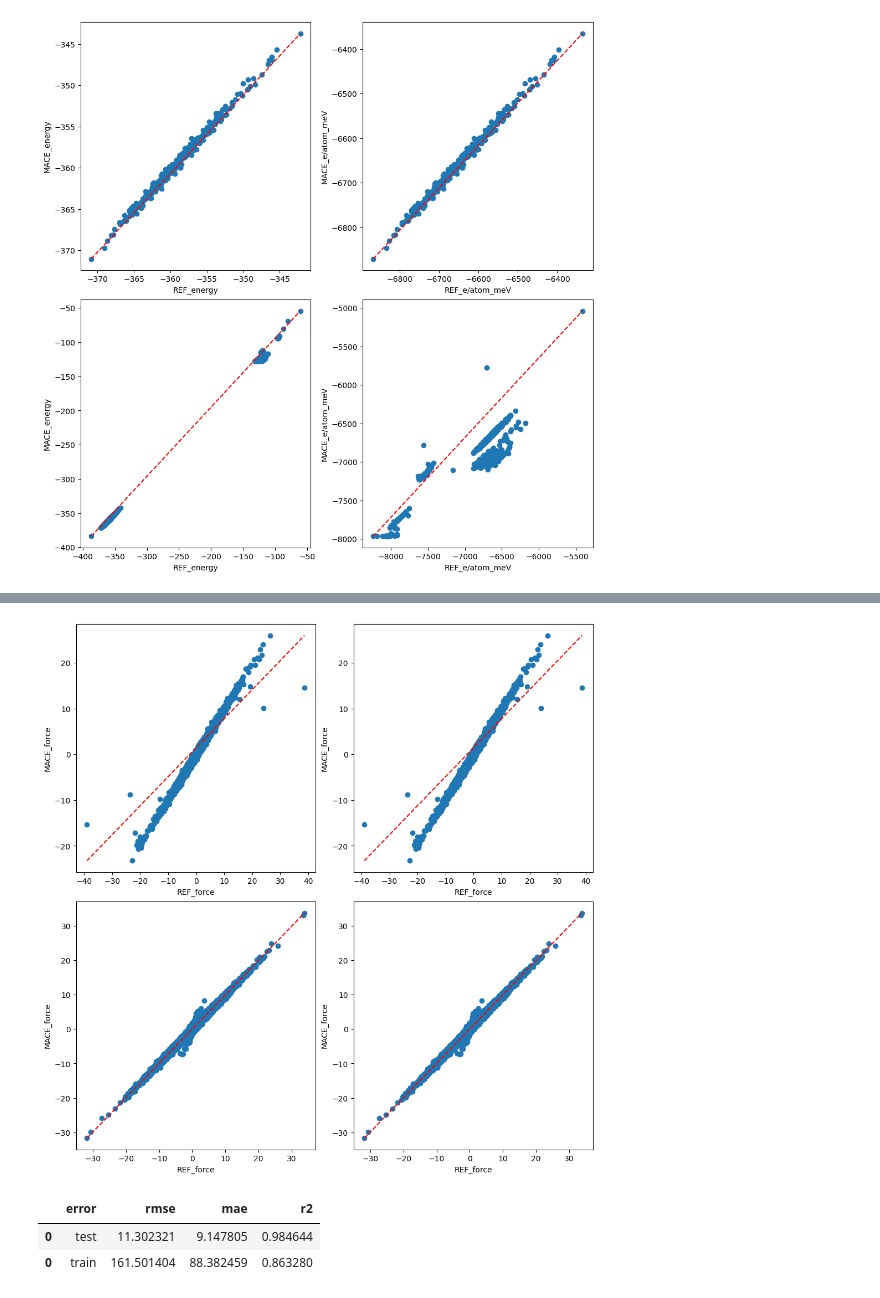
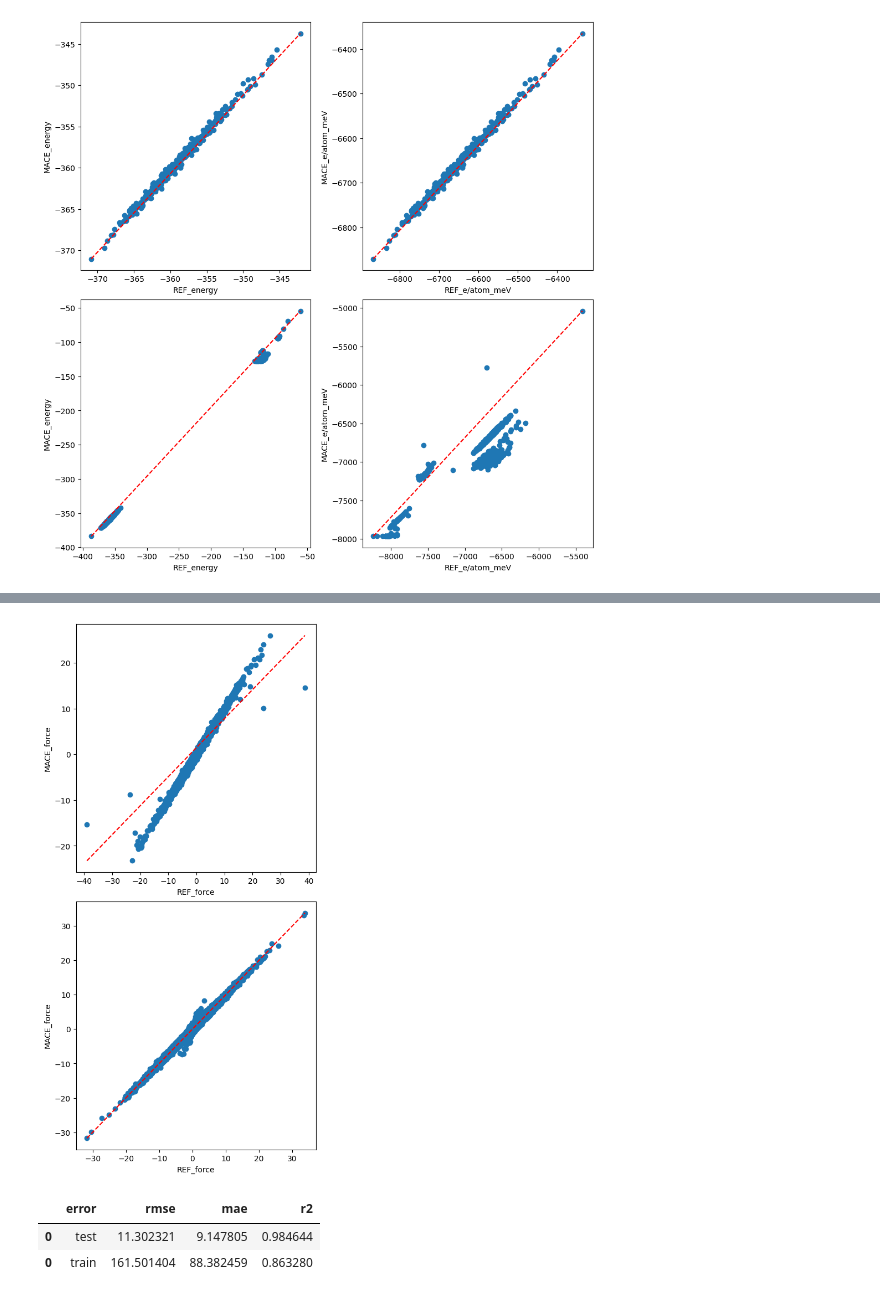
Before and after one commit to ShannonNCM/research_files, a Jupyter notebook: new_model/model_03/training_notebook.ipynb, the cells around one changed output, grey strips where cells are left out. Saved outputs shown, nothing was run; the diff lists cells and outputs as text; code cells hidden in the pictures.

```diff
--- a/new_model/model_03/training_notebook.ipynb
+++ b/new_model/model_03/training_notebook.ipynb
@@ -194,5 +179,6 @@ test_df2
 # %%
-f.plot_comparison([test_df2, train_df2], ['REF_force','REF_force'], ['MACE_force','MACE_force'])
+f.plot_comparison([test_df2, train_df2],
+                  ['REF_force'], ['MACE_force'])
 # %% [output]
-[figure, old version]
+[figure, new version]
 # %%
```
Also changed, not shown: parts of 6 cells of this notebook, 2 other files.
